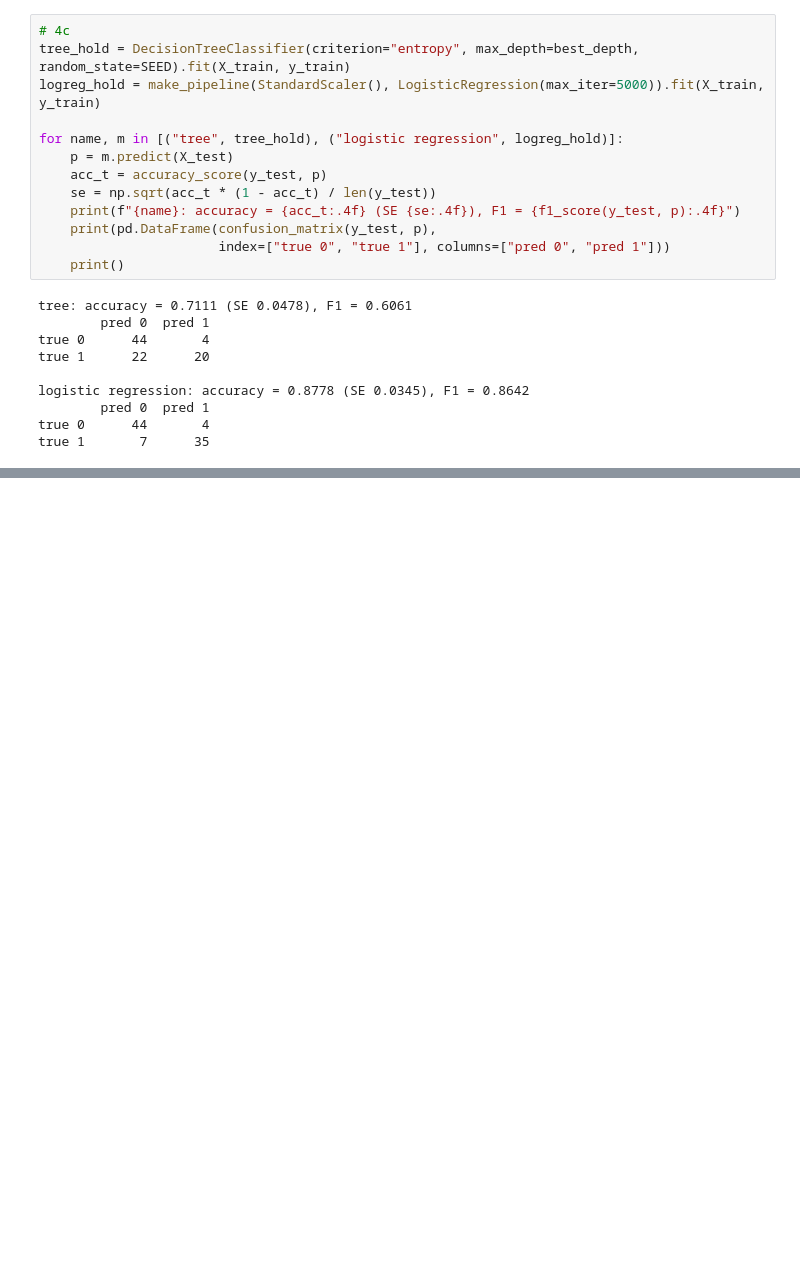
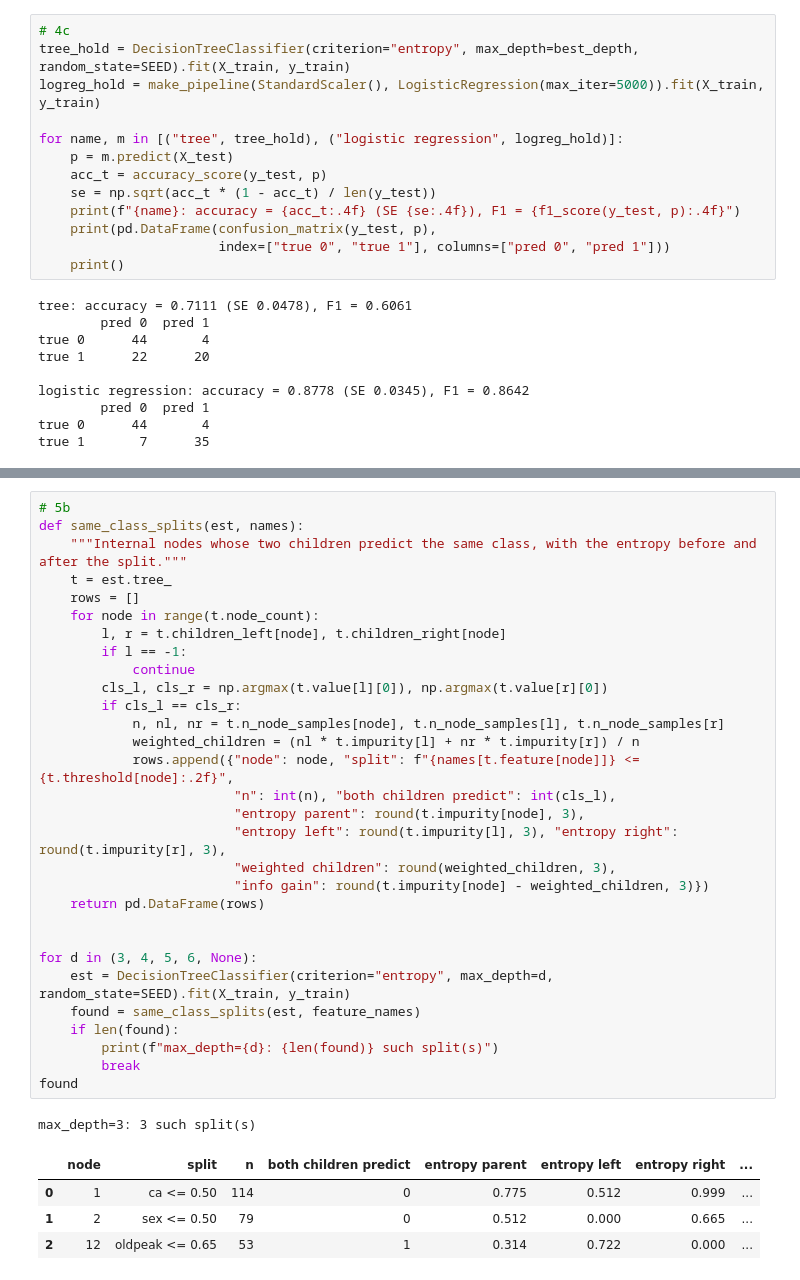
Before and after one commit to Annamerkulova/Merkulova_ML_task_2, a Jupyter notebook: ML_Task_2.ipynb, the cells around one changed output, grey strips where cells are left out. Saved outputs shown, nothing was run; the diff lists cells and outputs as text; blank space fills up the shorter version.

```diff
--- a/ML_Task_2.ipynb
+++ b/ML_Task_2.ipynb
@@ -591,0 +652,36 @@ true 1       7      35
+# %%
+# 5b
+def same_class_splits(est, names):
+    """Internal nodes whose two children predict the same class, with the entropy before and after the split."""
+    t = est.tree_
+    rows = []
+    for node in range(t.node_count):
+        l, r = t.children_left[node], t.children_right[node]
+        if l == -1:
+            continue
+        cls_l, cls_r = np.argmax(t.value[l][0]), np.argmax(t.value[r][0])
+        if cls_l == cls_r:
+            n, nl, nr = t.n_node_samples[node], t.n_node_samples[l], t.n_node_samples[r]
+            weighted_children = (nl * t.impurity[l] + nr * t.impurity[r]) / n
+            rows.append({"node": node, "split": f"{names[t.feature[node]]} <= {t.threshold[node]:.2f}",
+                         "n": int(n), "both children predict": int(cls_l),
+                         "entropy parent": round(t.impurity[node], 3),
+                         "entropy left": round(t.impurity[l], 3), "entropy right": round(t.impurity[r], 3),
+                         "weighted children": round(weighted_children, 3),
+                         "info gain": round(t.impurity[node] - weighted_children, 3)})
+    return pd.DataFrame(rows)
+
+
+for d in (3, 4, 5, 6, None):
+    est = DecisionTreeClassifier(criterion="entropy", max_depth=d, random_state=SEED).fit(X_train, y_train)
+    found = same_class_splits(est, feature_names)
+    if len(found):
+        print(f"max_depth={d}: {len(found)} such split(s)")
+        break
+found
+# %% [output]
+max_depth=3: 3 such split(s)
+|  | node | split | n | both children predict | entropy parent | entropy left | entropy right | ... |
+| 0 | 1 | ca <= 0.50 | 114 | 0 | 0.775 | 0.512 | 0.999 | ... |
+| 1 | 2 | sex <= 0.50 | 79 | 0 | 0.512 | 0.000 | 0.665 | ... |
+| 2 | 12 | oldpeak <= 0.65 | 53 | 1 | 0.314 | 0.722 | 0.000 | ... |
```
Also changed, not shown: parts of 2 cells of this notebook.
